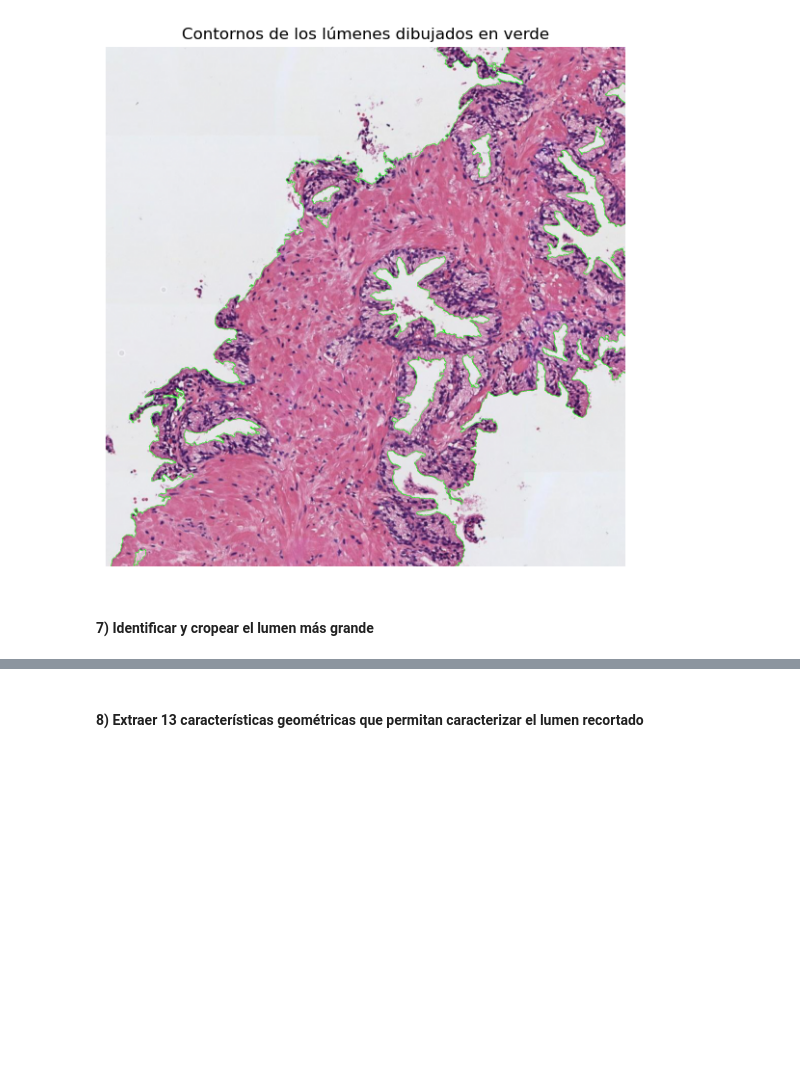
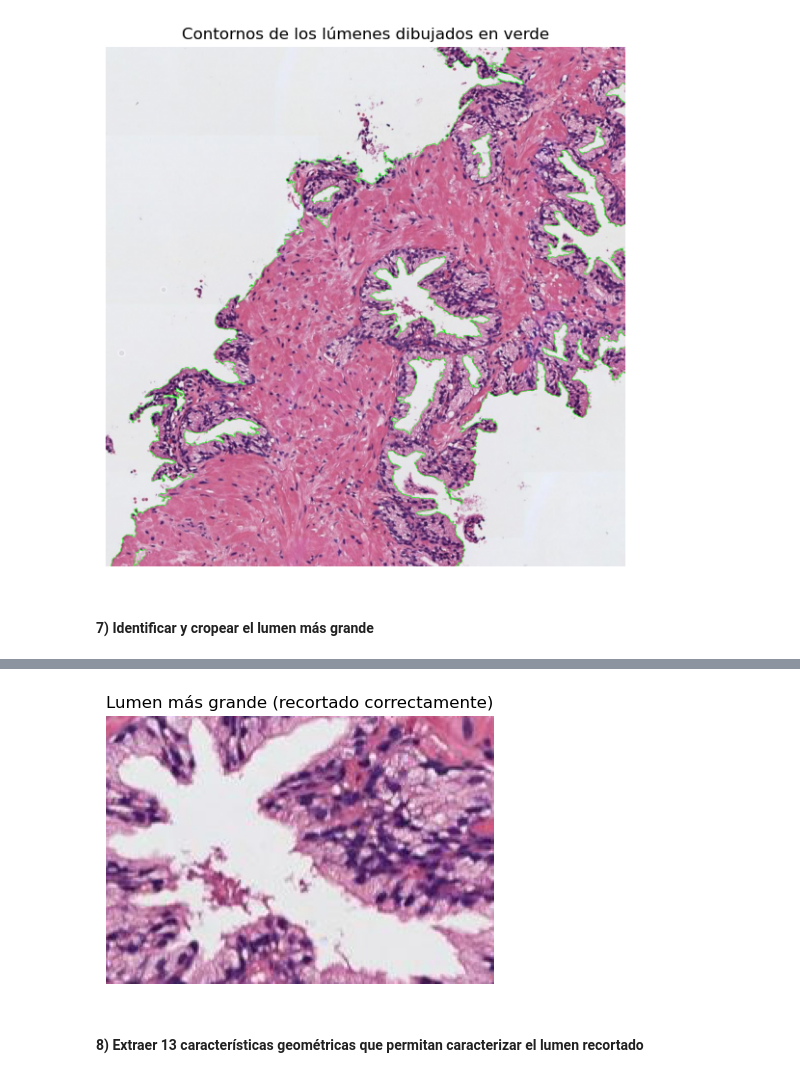
Before and after one commit to RomelCarlof/EjercicosJavaScript, a Jupyter notebook: Phython/Aprendizaje_Supervisado/Actividad_Computer_Vision_C2 (2)/Actividad_Computer_Vision_C2/Actividad_Computer_Vision_C2.ipynb, the cells around one changed output, grey strips where cells are left out. Cells and saved outputs as stored; diff of their text form; code cells hidden in the pictures; blank space fills up the shorter version.

```diff
--- a/Phython/Aprendizaje_Supervisado/Actividad_Computer_Vision_C2 (2)/Actividad_Computer_Vision_C2/Actividad_Computer_Vision_C2.ipynb
+++ b/Phython/Aprendizaje_Supervisado/Actividad_Computer_Vision_C2 (2)/Actividad_Computer_Vision_C2/Actividad_Computer_Vision_C2.ipynb
@@ -425,3 +372,66 @@ plt.show()
+# %%
+# ============================================================
+# PREGUNTA 07 : Identificar y cropear el lumen más grande
+# ============================================================
+# En esta parte del trabajo, mi objetivo fue detectar el lumen de mayor área
+# dentro de la imagen histológica. Para ello, trabajé sobre la imagen normalizada,
+# separando las regiones internas claras (lúmenes) del fondo blanco.
+# ============================================================
+
+
+# 01. Convierto la imagen a escala de grises.
+# El lumen histológico se caracteriza por ser una zona blanca (alta intensidad),
+# por lo tanto, este paso me permitirá usar el brillo para identificarlo.
+gray = np.mean(img_norm, axis=2)
+
+# 02. Aplico un umbral para separar las zonas claras del resto del tejido.
+# El valor 0.82 fue elegido porque discrimina bien el fondo y las cavidades internas.
+mask_lumen = gray > 0.82
+
+# 03.  Elimino las regiones conectadas al borde, ya que corresponden al fondo blanco
+# y no a lúmenes verdaderos dentro del tejido.
+# También retiro objetos muy pequeños para quedarme con estructuras relevantes.
+mask_sin_borde = morphology.remove_small_objects(
+    ~morphology.remove_small_holes(mask_lumen, area_threshold=500),
+    500
+)
+mask_sin_borde[0, :] = False
+mask_sin_borde[-1, :] = False
+mask_sin_borde[:, 0] = False
+mask_sin_borde[:, -1] = False
+
+# 04.  Etiqueto todas las regiones blancas internas para analizarlas una por una.
+# Cada región corresponde a un posible lumen dentro del tejido.
+labels = measure.label(mask_lumen)
+regions = measure.regionprops(labels)
+
+# Aquí filtro las regiones para descartar las que tocan el borde,
+# asegurándome de conservar únicamente los lúmenes completamente internos.
+valid_regions = [
+    r for r in regions if not (
+        r.bbox[0] == 0 or r.bbox[1] == 0 or
+        r.bbox[2] == img.shape[0] or r.bbox[3] == img.shape[1]
+    )
+]
+
+# 05.  De todas las regiones internas, selecciono la de mayor área,
+# que representa el lumen más grande dentro de la muestra histológica.
+max_region = max(valid_regions, key=lambda r: r.area)
+
+# 06.  Obtengo las coordenadas del rectángulo delimitador (bounding box)
+# para recortar únicamente el lumen seleccionado.
+minr, minc, maxr, maxc = max_region.bbox
+lumen_crop = img[minr:maxr, minc:maxc]
+
+# 07.  Finalmente, muestro el lumen recortado para su visualización.
+# Este recorte corresponde al lumen histológico más grande encontrado en la imagen.
+plt.figure(figsize=(5, 5))
+plt.imshow(lumen_crop)
+plt.title("Lumen más grande (recortado correctamente)")
+plt.axis("off")
+plt.show()
+# %% [output]
+[figure, added]
 # %% [markdown]
 #### 8) Extraer 13 características geométricas que permitan caracterizar el lumen recortado
 # %%
```
Also changed, not shown: parts of 4 cells of this notebook.
